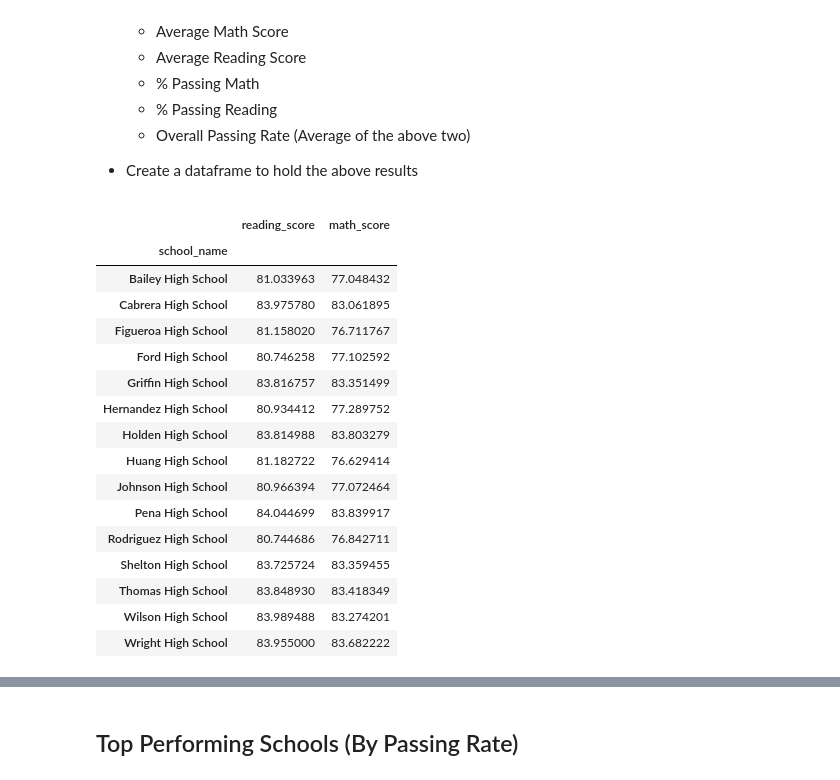
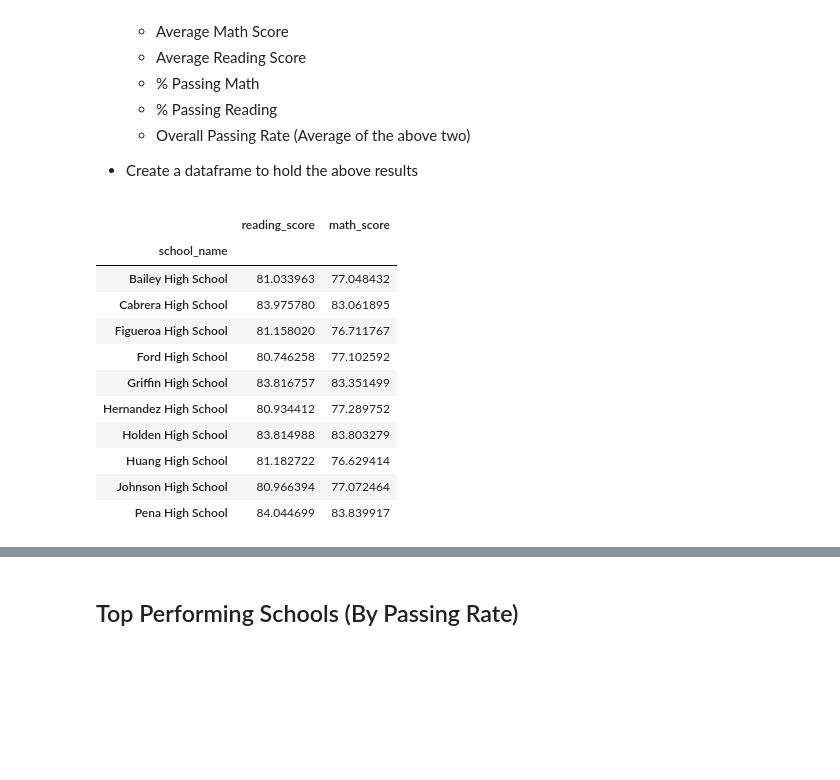
Before and after one commit to jzefron/NUHwPanda, a Jupyter notebook: PyCitySchools_jze.ipynb, the cells around one changed output, grey strips where cells are left out. Saved outputs shown, nothing was run; the diff lists cells and outputs as text; code cells hidden in the pictures; blank space fills up the shorter version.

```diff
--- a/PyCitySchools_jze.ipynb
+++ b/PyCitySchools_jze.ipynb
@@ -122,23 +110,19 @@ df
 * Create a dataframe to hold the above results
 # %%
 student_mean = student_data.groupby(['school_name'])['reading_score','math_score'].mean()
+student_mean.head(10)
 # %% [output]
 |  | reading_score | math_score |
 | school_name |  |  |
 | Bailey High School | 81.033963 | 77.048432 |
 | Cabrera High School | 83.975780 | 83.061895 |
 | Figueroa High School | 81.158020 | 76.711767 |
 | Ford High School | 80.746258 | 77.102592 |
 | Griffin High School | 83.816757 | 83.351499 |
 | Hernandez High School | 80.934412 | 77.289752 |
 | Holden High School | 83.814988 | 83.803279 |
 | Huang High School | 81.182722 | 76.629414 |
 | Johnson High School | 80.966394 | 77.072464 |
 | Pena High School | 84.044699 | 83.839917 |
-| Rodriguez High School | 80.744686 | 76.842711 |
-| Shelton High School | 83.725724 | 83.359455 |
-| Thomas High School | 83.848930 | 83.418349 |
-| Wilson High School | 83.989488 | 83.274201 |
-| Wright High School | 83.955000 | 83.682222 |
 # %%
 sd_pass_math = school_data_complete.loc[ school_data_complete['math_score']>=70]
```
Also changed, not shown: parts of 20 cells of this notebook.
